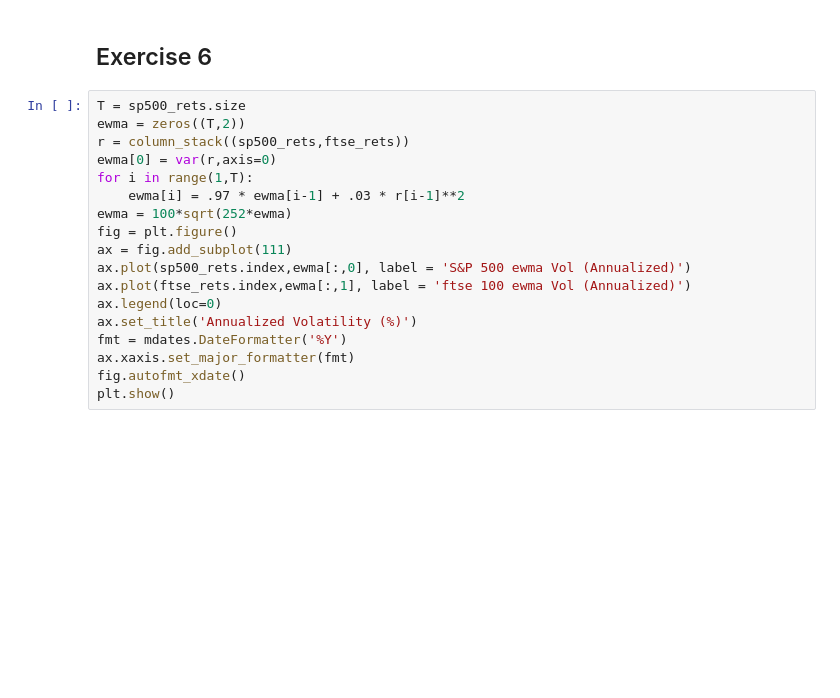
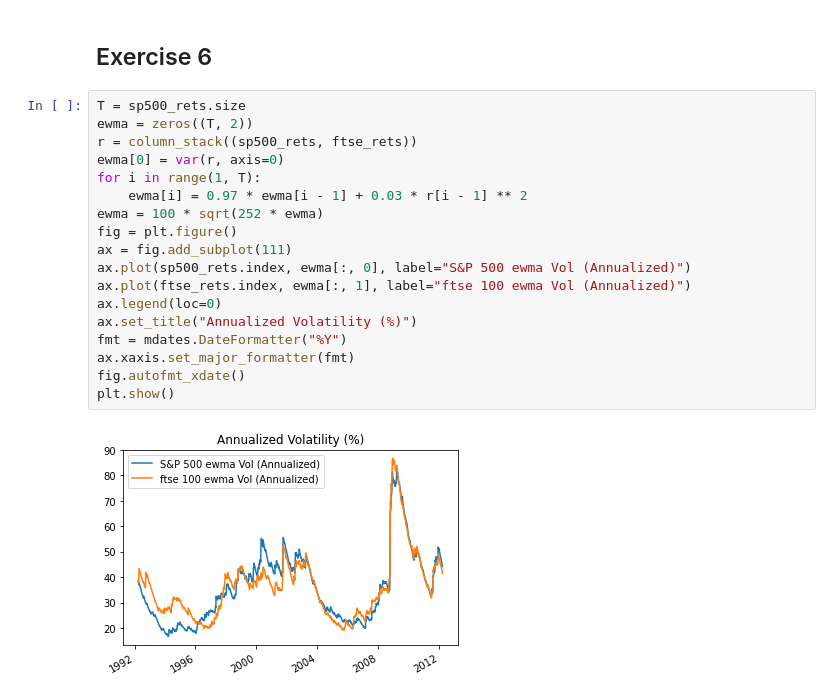
Before and after one commit to bashtage/python-for-econometrics-statistics-data-analysis, a Jupyter notebook: solutions/chapter14/graphics_solutions.ipynb, the cells around one changed output. Drawn from its saved outputs; the diff is of its cells as text; blank space fills up the shorter version.

```diff
--- a/solutions/chapter14/graphics_solutions.ipynb
+++ b/solutions/chapter14/graphics_solutions.ipynb
@@ -87,19 +109,21 @@ plt.draw()
 ## Exercise 6
 # %%
 T = sp500_rets.size
-ewma = zeros((T,2))
-r = column_stack((sp500_rets,ftse_rets))
-ewma[0] = var(r,axis=0)
-for i in range(1,T):
-    ewma[i] = .97 * ewma[i-1] + .03 * r[i-1]**2
-ewma = 100*sqrt(252*ewma)
+ewma = zeros((T, 2))
+r = column_stack((sp500_rets, ftse_rets))
+ewma[0] = var(r, axis=0)
+for i in range(1, T):
+    ewma[i] = 0.97 * ewma[i - 1] + 0.03 * r[i - 1] ** 2
+ewma = 100 * sqrt(252 * ewma)
 fig = plt.figure()
 ax = fig.add_subplot(111)
-ax.plot(sp500_rets.index,ewma[:,0], label = 'S&P 500 ewma Vol (Annualized)')
-ax.plot(ftse_rets.index,ewma[:,1], label = 'ftse 100 ewma Vol (Annualized)')
+ax.plot(sp500_rets.index, ewma[:, 0], label="S&P 500 ewma Vol (Annualized)")
+ax.plot(ftse_rets.index, ewma[:, 1], label="ftse 100 ewma Vol (Annualized)")
 ax.legend(loc=0)
-ax.set_title('Annualized Volatility (%)')
-fmt = mdates.DateFormatter('%Y')
+ax.set_title("Annualized Volatility (%)")
+fmt = mdates.DateFormatter("%Y")
 ax.xaxis.set_major_formatter(fmt)
 fig.autofmt_xdate()
 plt.show()
+# %% [output]
+[figure, added]
```
Also changed, not shown: parts of 6 cells of this notebook, 22 other files.
